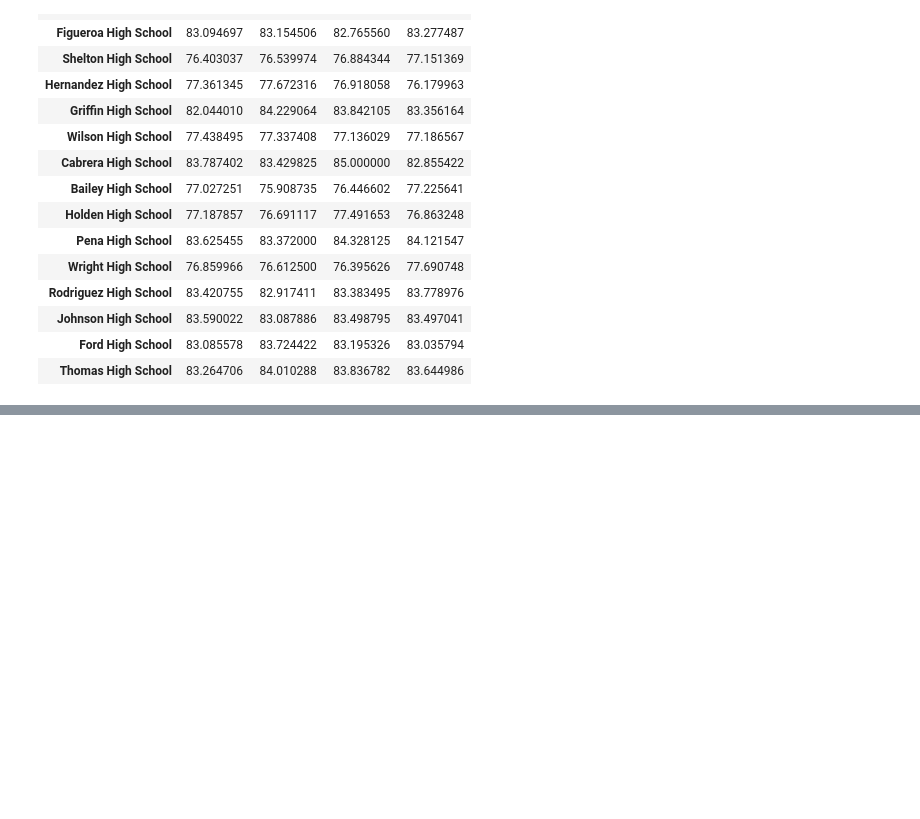
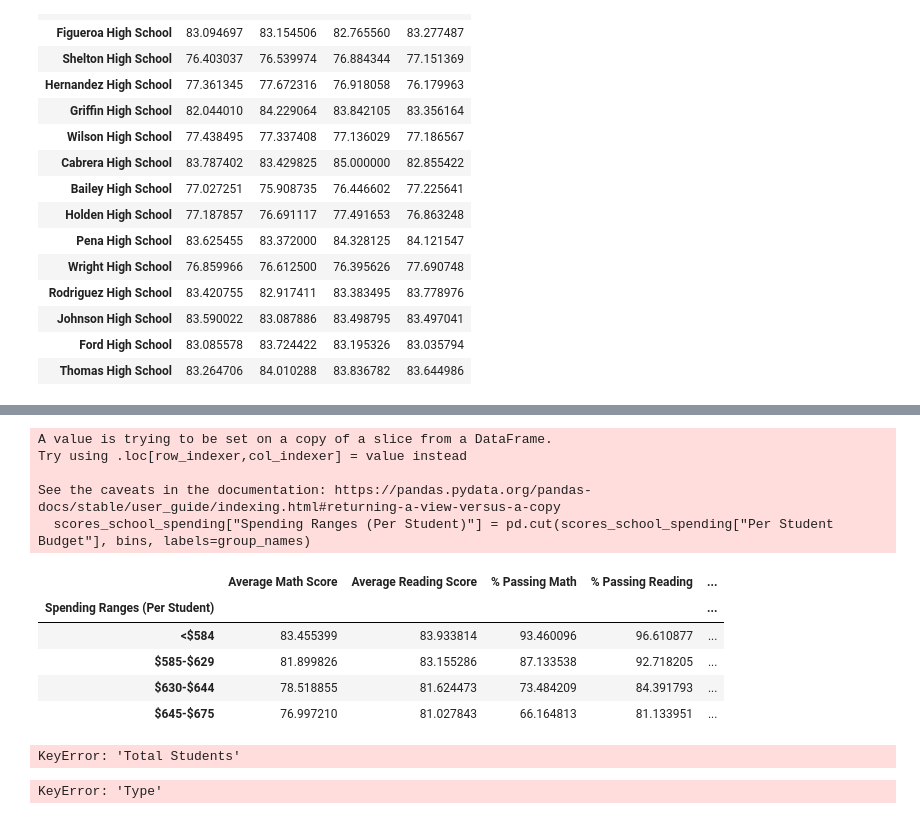
Before and after one commit to DanicaTiegs/pandas_challenge, a Jupyter notebook: PyCitySchools/Analysis/Analysis.ipynb, the cells around one changed output, grey strips where cells are left out. Cells and saved outputs as stored; diff of their text form; code cells hidden in the pictures; blank space fills up the shorter version.

Commit message:
progress scores by spending and size

```diff
--- a/PyCitySchools/Analysis/Analysis.ipynb
+++ b/PyCitySchools/Analysis/Analysis.ipynb
@@ -379,46 +379,54 @@ reading_score
 # %%
 # Scores by School Spending
 
-# QUESTION -- I want to use the information I already have the from school summary df above - I am creating a df
-# called scores_school_spending to hold the list of columns I want to extract from the school summary
-scores_school_spending = school_summary_complete[["Per Student Budget":[variable],
-                                                "Average Math Score":[average_math_score],
-                                                "Average Reading Score":[average_reading_score],
-                                                "% Passing Math":[average_passing_math],
-                                                "% Passing Reading":[average_passing_reading],
+scores_school_spending = school_summary_complete[["Per Student Budget",
+                                                "Average Math Score",
+                                                "Average Reading Score",
+                                                "% Passing Math",
+                                                "% Passing Reading",
                                                 "% Overall Passing"]]
+
+scores_school_spending
 
 # create bins
 bins = [0, 584, 629, 644, 675]
 # create labels for bins
 group_names = ["<$584","$585-$629","$630-$644","$645-$675"]
-# slice data and place into bins
-pd.cut(budget_per_student, bins, labels=group_names).head()
-# Place the data series into a new column inside of the DataFrame - CP from example
-scores_spending_student_df["scores_spending_student"] = pd.cut(budget_per_student, bins, labels=group_names).head()
-#scores_spending_student_df = scores_spending_student_df.groupby("scores_spending_student")
-#groupby.scores_spending_student.mean() x5 av math, av read,
-scores_spending_student_df.head()
+
+scores_school_spending["Spending Ranges (Per Student)"] = pd.cut(scores_school_spending["Per Student Budget"], bins, labels=group_names)
+df = (scores_school_spending.groupby("Spending Ranges (Per Student)")).mean()
+scores_school_spending_df = df[["Average Math Score","Average Reading Score","% Passing Math","% Passing Reading",
+                            "% Overall Passing"]]
+scores_school_spending_df
+# %% [output]
+A value is trying to be set on a copy of a slice from a DataFrame.
+Try using .loc[row_indexer,col_indexer] = value instead
+
+See the caveats in the documentation: https://pandas.pydata.org/pandas-docs/stable/user_guide/indexing.html#returning-a-view-versus-a-copy
+  scores_school_spending["Spending Ranges (Per Student)"] = pd.cut(scores_school_spending["Per Student Budget"], bins, labels=group_names)
+|  | Average Math Score | Average Reading Score | % Passing Math | % Passing Reading | ... |
+| Spending Ranges (Per Student) |  |  |  |  | ... |
+| <$584 | 83.455399 | 83.933814 | 93.460096 | 96.610877 | ... |
+| $585-$629 | 81.899826 | 83.155286 | 87.133538 | 92.718205 | ... |
+| $630-$644 | 78.518855 | 81.624473 | 73.484209 | 84.391793 | ... |
+| $645-$675 | 76.997210 | 81.027843 | 66.164813 | 81.133951 | ... |
 # %%
 # Scores by School Size
 
-scores_school_size = school_summary_complete[["Total Students":[student_count],
-                                                "Average Math Score":[average_math_score],
-                                                "Average Reading Score":[average_reading_score],
-                                                "% Passing Math":[average_passing_math],
-                                                "% Passing Reading":[average_passing_reading],
+scores_school_size = school_summary_complete[["Total Students",
+                                                "Average Math Score",
+                                                "Average Reading Score",
+                                                "% Passing Math",
+                                                "% Passing Reading",
                                                 "% Overall Passing"]]
-
 # create bins
 bins = [0, 999, 1999, 5000]
 # create labels for bins
 group_names = ["Small (<1000)","Medium (1000-2000)","Large (2000-5000)"]
-# slice data and place into bins
-#pd.cut(school_summay_complete["student_count"], bins, labels=group_labels).head()
-# Place the data series into a new column inside of the DataFrame - school_size_groups is the new column created
-# from binning
-scores_school_size_df["school_size_groups"] = pd.cut(scores_school_size["student_count"], bins, labels=group_names)
 
-scores_school_size_df.groupby("school_size_groups")
-
-scores_school_size_df.head()
+scores_school_size["School Size"] = pd.cut(scores_school_spending["Total Students"], bins, labels=group_names)
+df_size = (scores_school_spending.groupby("School Size")).mean()
+scores_school_size_df = df_size[["Average Math Score","Average Reading Score","% Passing Math","% Passing Reading","% Overall Passing"]]
+scores_school_size_df
+# %% [output]
+KeyError: 'Total Students'
@@ -426,11 +443,13 @@ scores_school_size_df.head()
 #scores by school type
 
 #.groupby schooltype
-school_type_grouped = school_summary_complete.groupby("type")
+school_type_grouped = school_summary_complete.groupby("Type")
 #pick with columns i want
-type_columns = school_summary_complete[["Average Math Score":[average_math_score],
-                                                "Average Reading Score":[average_reading_score],
-                                                "% Passing Math":[average_passing_math],
-                                                "% Passing Reading":[average_passing_reading],
+type_columns = school_summary_complete[["Average Math Score",
+                                                "Average Reading Score",
+                                                "% Passing Math",
+                                                "% Passing Reading",
                                                 "% Overall Passing"]]
 school_type_grouped[type_columns].mean()
+# %% [output]
+KeyError: 'Type'
```
Also changed, not shown: parts of 4 cells of this notebook.
